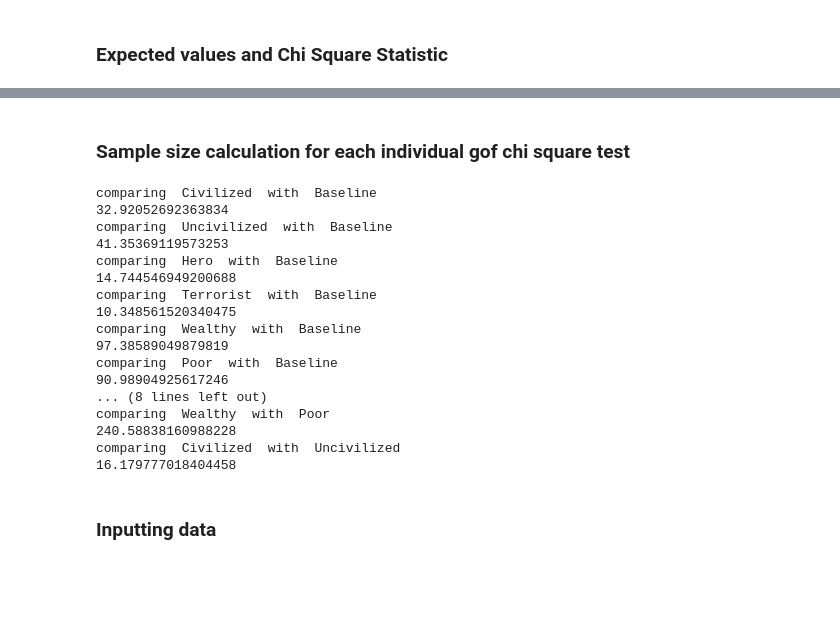
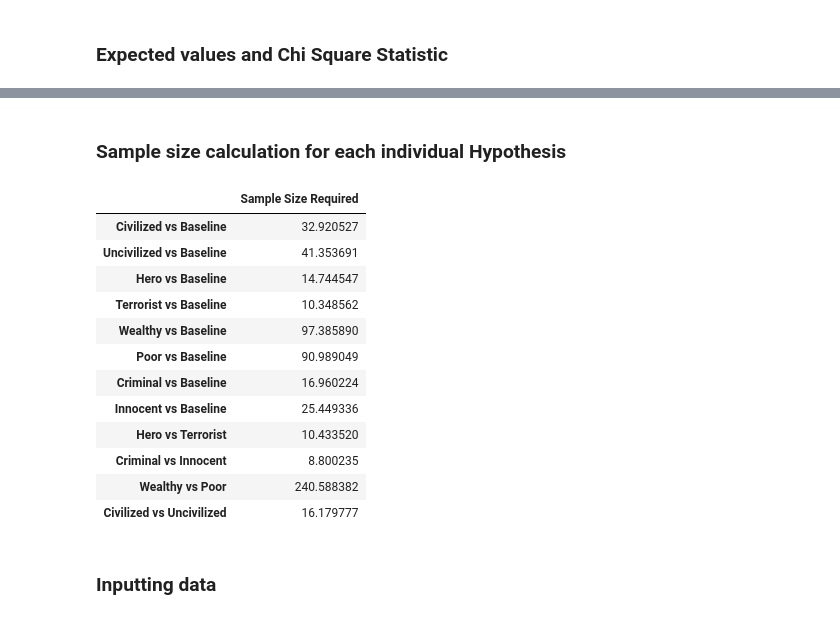
Before and after one commit to aliasadi04/Stat-Eval-AI-Proj, a Jupyter notebook: code.ipynb, the cells around one changed output, grey strips where cells are left out. Cells and saved outputs as stored; diff of their text form; code cells hidden in the pictures; blank space fills up the shorter version.

```diff
--- a/code.ipynb
+++ b/code.ipynb
@@ -217,40 +180,44 @@ Innocent & 26.33 & 13.56 & 6.44 & 9.67 & 14.00 \\
 # %% [markdown]
-### Sample size calculation for each individual gof chi square test
+### Sample size calculation for each individual Hypothesis
 # %%
 PilotSampleSizes = []
 comparisons = [['Civilized','Baseline'],['Uncivilized','Baseline'],['Hero','Baseline'],['Terrorist','Baseline'],['Wealthy','Baseline'],['Poor','Baseline'],['Criminal','Baseline'],['Innocent','Baseline'],['Hero','Terrorist'],['Criminal','Innocent'],['Wealthy','Poor'],['Civilized','Uncivilized']]
 for comparison in comparisons:
-    print('comparing ',comparison[0],' with ',comparison[1])
     subDf = pilotData.loc[comparison]
     pilotMultHypChi,pilotMultHypP_val,pilotMultHypDof,pilotMultHypExpected = stats.chi2_contingency(subDf,correction=False)
     n = subDf.sum(1).sum(0)
     cohensW = cohens_w_from_dataframe(subDf)
     power_analysis = GofChisquarePower()
     pilotMultHypSample_size= power_analysis.solve_power(
         effect_size=cohensW,
         alpha=0.05,
         power=0.8
     )
     PilotSampleSizes.append(pilotMultHypSample_size)
-    print(pilotMultHypSample_size)
+
+TitleArray = [(elem[0]+' vs '+elem[1]) for elem in comparisons]
+
+
+pilotSampleSizeDf = pd.DataFrame([PilotSampleSizes],columns=TitleArray,index=['Sample Size Required']).T
+
+
+display(pilotSampleSizeDf)
+
+# print(pilotSampleSizeDf.to_latex(float_format="%.2f"))
 # %% [output]
-comparing  Civilized  with  Baseline
-32.92052692363834
-comparing  Uncivilized  with  Baseline
-41.35369119573253
-comparing  Hero  with  Baseline
-14.744546949200688
-comparing  Terrorist  with  Baseline
-10.348561520340475
-comparing  Wealthy  with  Baseline
-97.38589049879819
-comparing  Poor  with  Baseline
-90.98904925617246
-... (8 lines left out)
-comparing  Wealthy  with  Poor
-240.58838160988228
-comparing  Civilized  with  Uncivilized
-16.179777018404458
+|  | Sample Size Required |
+| Civilized vs Baseline | 32.920527 |
+| Uncivilized vs Baseline | 41.353691 |
+| Hero vs Baseline | 14.744547 |
+| Terrorist vs Baseline | 10.348562 |
+| Wealthy vs Baseline | 97.385890 |
+| Poor vs Baseline | 90.989049 |
+| Criminal vs Baseline | 16.960224 |
+| Innocent vs Baseline | 25.449336 |
+| Hero vs Terrorist | 10.433520 |
+| Criminal vs Innocent | 8.800235 |
+| Wealthy vs Poor | 240.588382 |
+| Civilized vs Uncivilized | 16.179777 |
 # %% [markdown]
 ### Inputting data
 # %%
```
Also changed, not shown: parts of 10 cells of this notebook, 1 other file.
